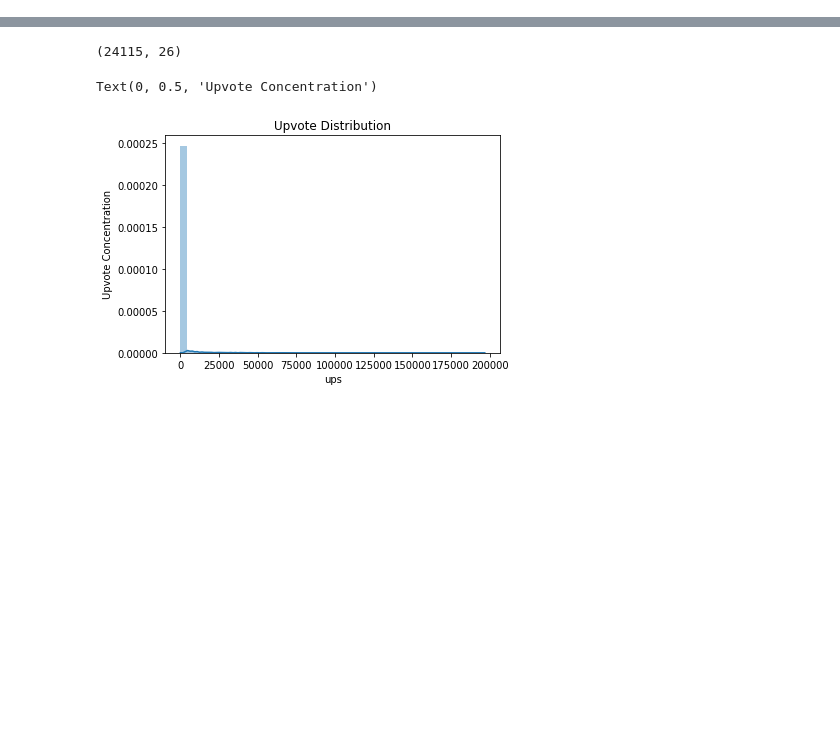
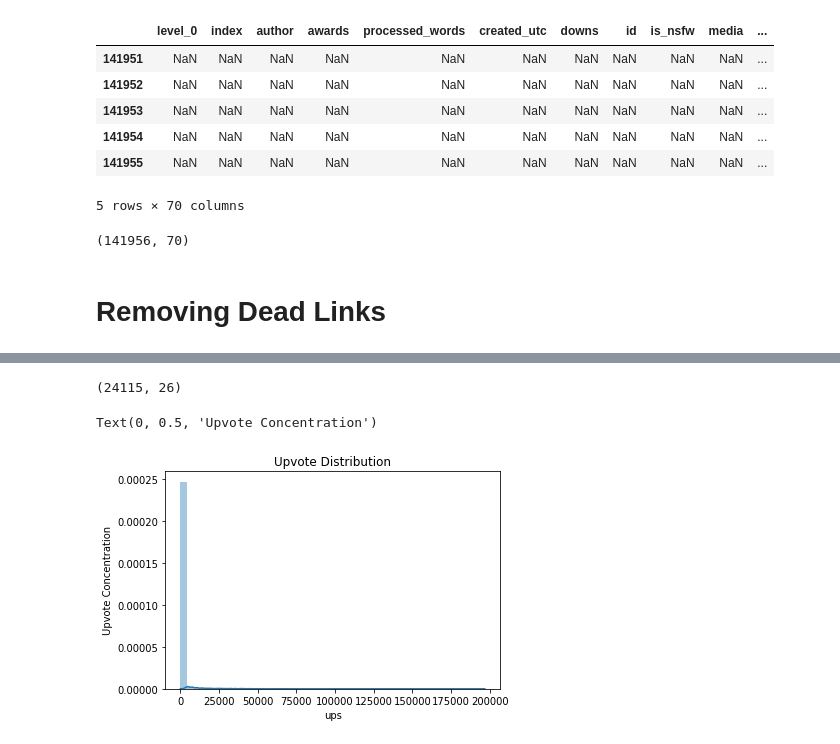
Before and after one commit to TiernonRR/Dank_AIT, a Jupyter notebook: boosting/Boosting.ipynb, the cells around one changed output, grey strips where cells are left out. Drawn from its saved outputs; the diff is of its cells as text; code cells hidden in the pictures; blank space fills up the shorter version.

```diff
--- a/boosting/Boosting.ipynb
+++ b/boosting/Boosting.ipynb
@@ -8,0 +66,14 @@ from sklearn.ensemble import GradientBoostingRegressor, GradientBoostingClassifi
+# %%
+res.tail()
+# %% [output]
+|  | level_0 | index | author | awards | processed_words | created_utc | downs | id | is_nsfw | media | ... |
+| 141951 | NaN | NaN | NaN | NaN | NaN | NaN | NaN | NaN | NaN | NaN | ... |
+| 141952 | NaN | NaN | NaN | NaN | NaN | NaN | NaN | NaN | NaN | NaN | ... |
+| 141953 | NaN | NaN | NaN | NaN | NaN | NaN | NaN | NaN | NaN | NaN | ... |
+| 141954 | NaN | NaN | NaN | NaN | NaN | NaN | NaN | NaN | NaN | NaN | ... |
+| 141955 | NaN | NaN | NaN | NaN | NaN | NaN | NaN | NaN | NaN | NaN | ... |
+5 rows × 70 columns
+# %%
+res.shape
+# %% [output]
+(141956, 70)
@@ -8,0 +82,2 @@ from sklearn.ensemble import GradientBoostingRegressor, GradientBoostingClassifi
+# %% [markdown]
+# Removing Dead Links
```
Also changed, not shown: parts of 17 cells of this notebook, 5 other files.
